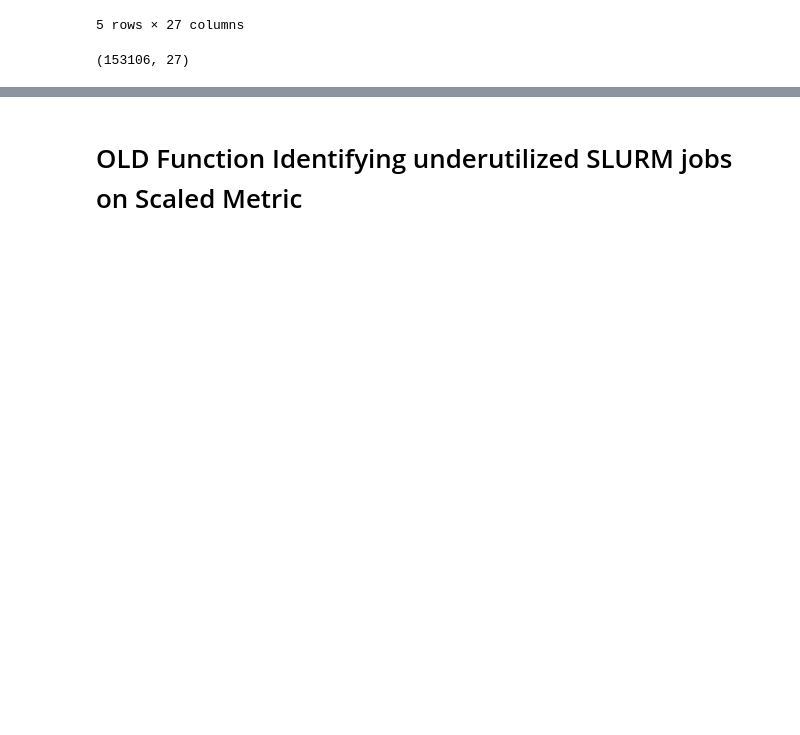
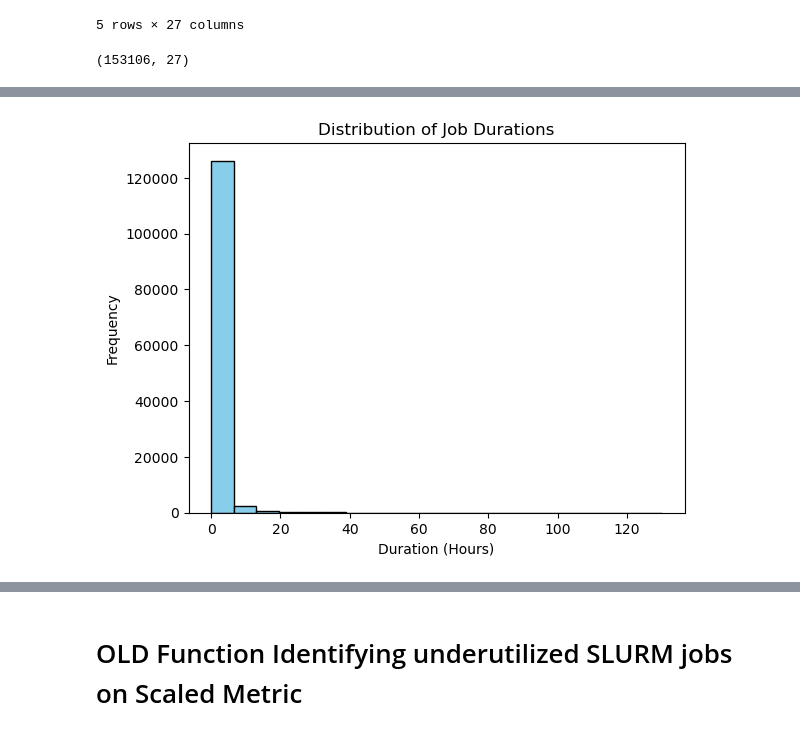
Before and after one commit to tairaeli/ICER_user_data_analytics, a Jupyter notebook: FullSLURM-data-analysis.ipynb, the cells around one changed output, grey strips where cells are left out. Saved outputs shown, nothing was run; the diff lists cells and outputs as text; code cells hidden in the pictures; blank space fills up the shorter version.

```diff
--- a/FullSLURM-data-analysis.ipynb
+++ b/FullSLURM-data-analysis.ipynb
@@ -89,0 +124,9 @@ slurm_clean.shape
+# %%
+plt.hist(slurm_clean['Elapsed'], bins=20, color='skyblue', edgecolor='black')
+plt.title('Distribution of Job Durations')
+plt.xlabel('Duration (Hours)')
+plt.ylabel('Frequency')
+plt.show()
+# Comment: most jobs having very short durations and a few jobs taking much longer.
+# %% [output]
+[figure, added]
```
Also changed, not shown: parts of 21 cells of this notebook.
